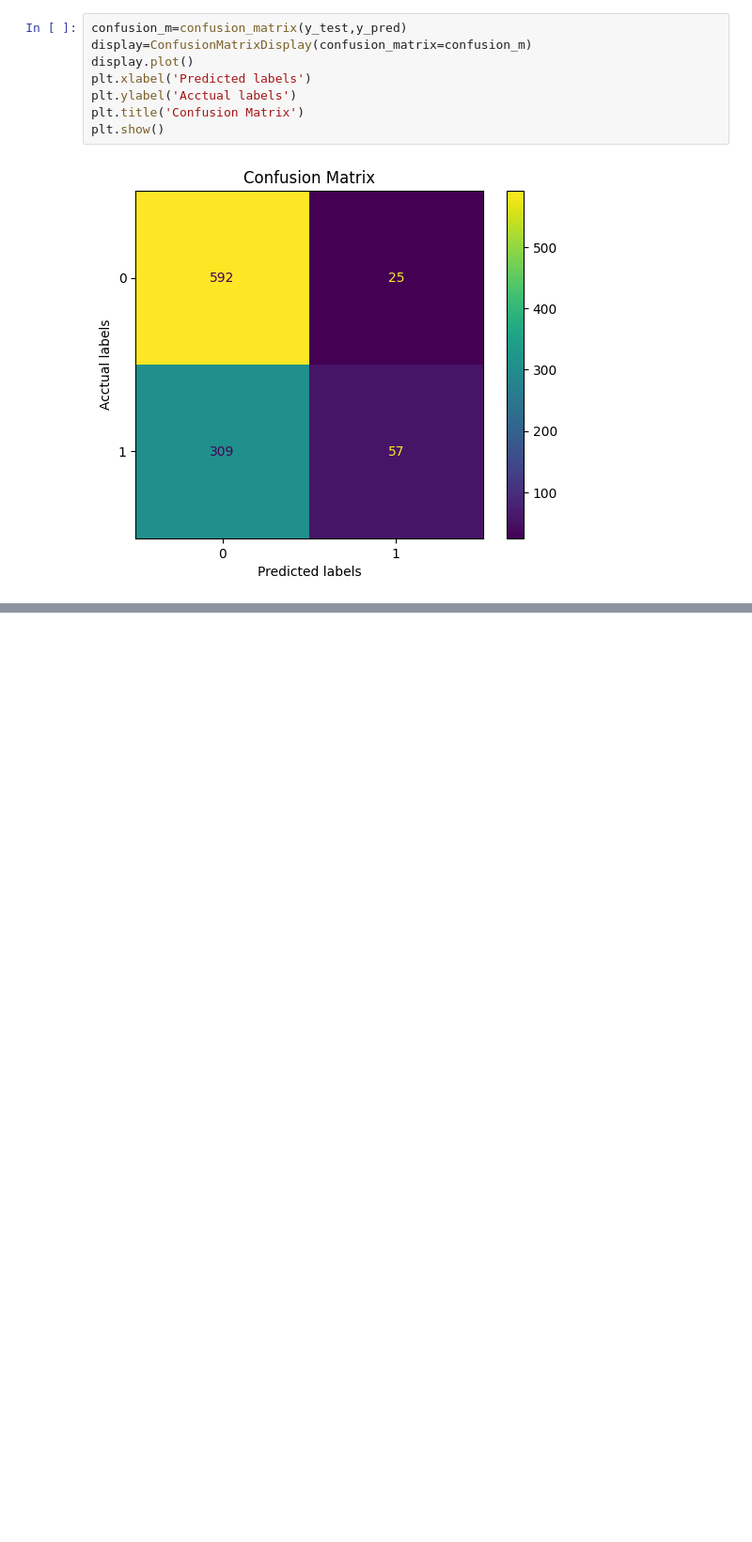
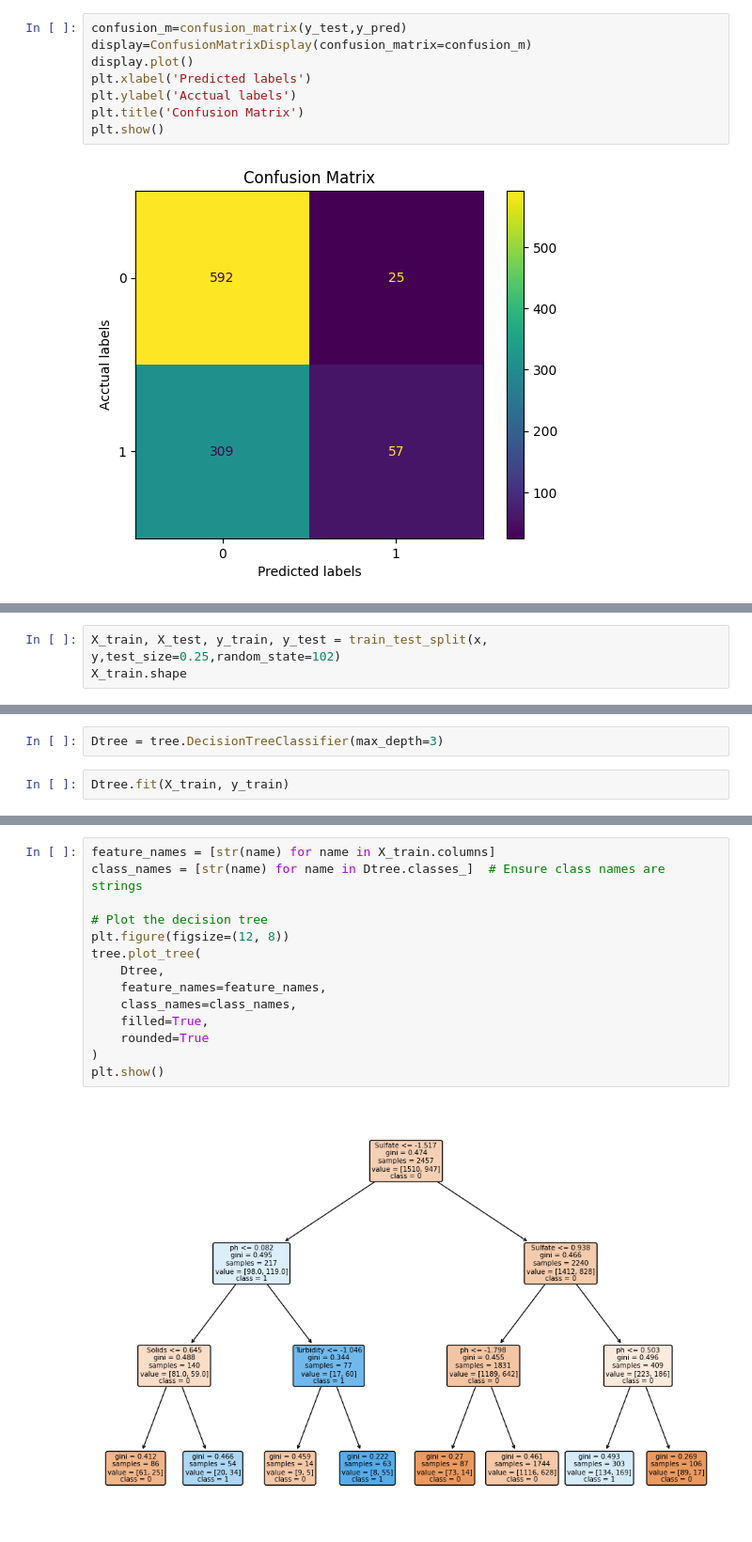
Before and after one commit to MuhammedMahmoud0/Water-Potabilty-Analysis, a Jupyter notebook: water_potability.ipynb, the cells around one changed output, grey strips where cells are left out. Shown at 94% size. Drawn from its saved outputs; the diff is of its cells as text; blank space fills up the shorter version.

```diff
--- a/water_potability.ipynb
+++ b/water_potability.ipynb
@@ -384,0 +383,3 @@ plt.show()
+# %%
+X_train, X_test, y_train, y_test = train_test_split(x, y,test_size=0.25,random_state=102)
+X_train.shape
@@ -384,0 +388,4 @@ plt.show()
+# %%
+Dtree = tree.DecisionTreeClassifier(max_depth=3)
+# %%
+Dtree.fit(X_train, y_train)
@@ -384,0 +461,16 @@ plt.show()
+# %%
+feature_names = [str(name) for name in X_train.columns]
+class_names = [str(name) for name in Dtree.classes_]  # Ensure class names are strings
+
+# Plot the decision tree
+plt.figure(figsize=(12, 8))
+tree.plot_tree(
+    Dtree,
+    feature_names=feature_names,
+    class_names=class_names,
+    filled=True,
+    rounded=True
+)
+plt.show()
+# %% [output]
+[figure, added]
```
Also changed, not shown: parts of 18 cells of this notebook.
